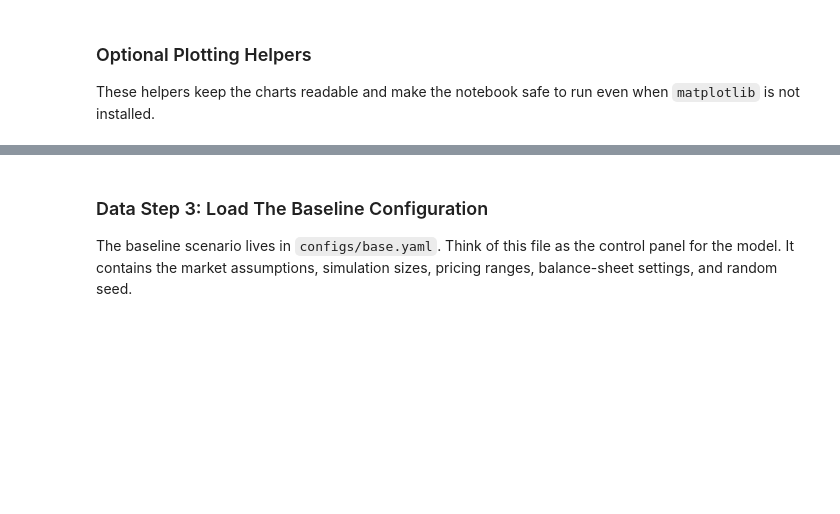
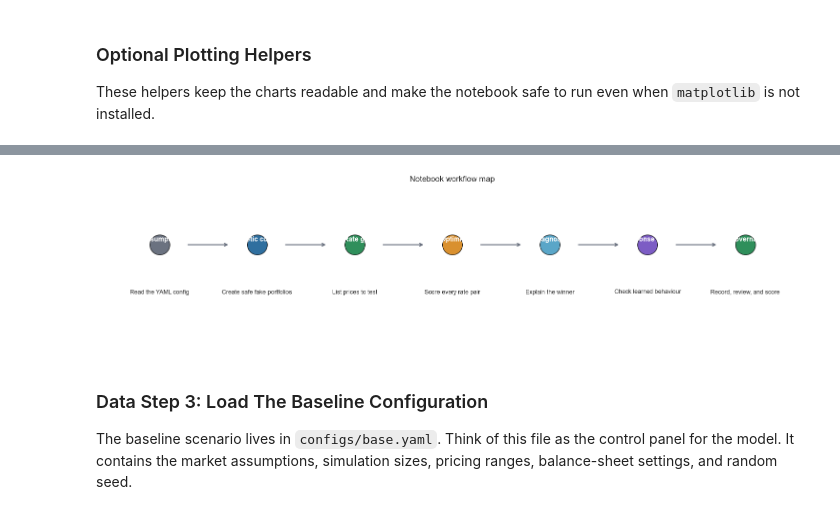
Before and after one commit to kcha193/ai-bank-pricing-engine, a Jupyter notebook: notebooks/bank_pricing_engine_walkthrough.ipynb, the cells around one changed output, grey strips where cells are left out. Saved outputs shown, nothing was run; the diff lists cells and outputs as text; code cells hidden in the pictures; blank space fills up the shorter version.

Commit message:
Enhance walkthrough visuals

```diff
--- a/notebooks/bank_pricing_engine_walkthrough.ipynb
+++ b/notebooks/bank_pricing_engine_walkthrough.ipynb
@@ -183,3 +215,7 @@ These helpers keep the charts readable and make the notebook safe to run even wh
+# %%
+plot_workflow_map()
+# %% [output]
+[figure, added]
 # %% [markdown]
 ### Data Step 3: Load The Baseline Configuration
 The baseline scenario lives in `configs/base.yaml`. Think of this file as the control panel for the model. It contains the market assumptions, simulation sizes, pricing ranges, balance-sheet settings, and random seed.
```
Also changed, not shown: parts of 72 cells of this notebook, 3 other files.
